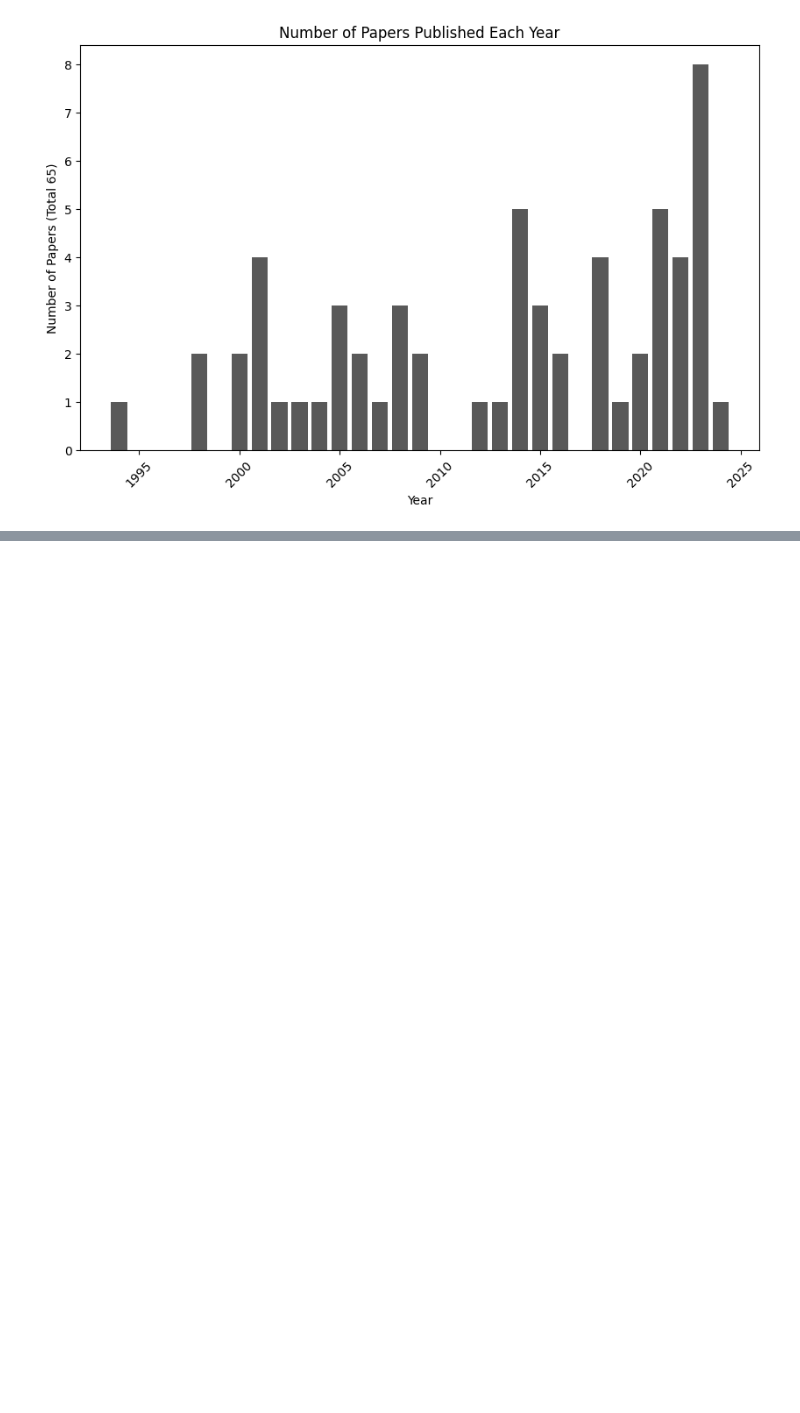
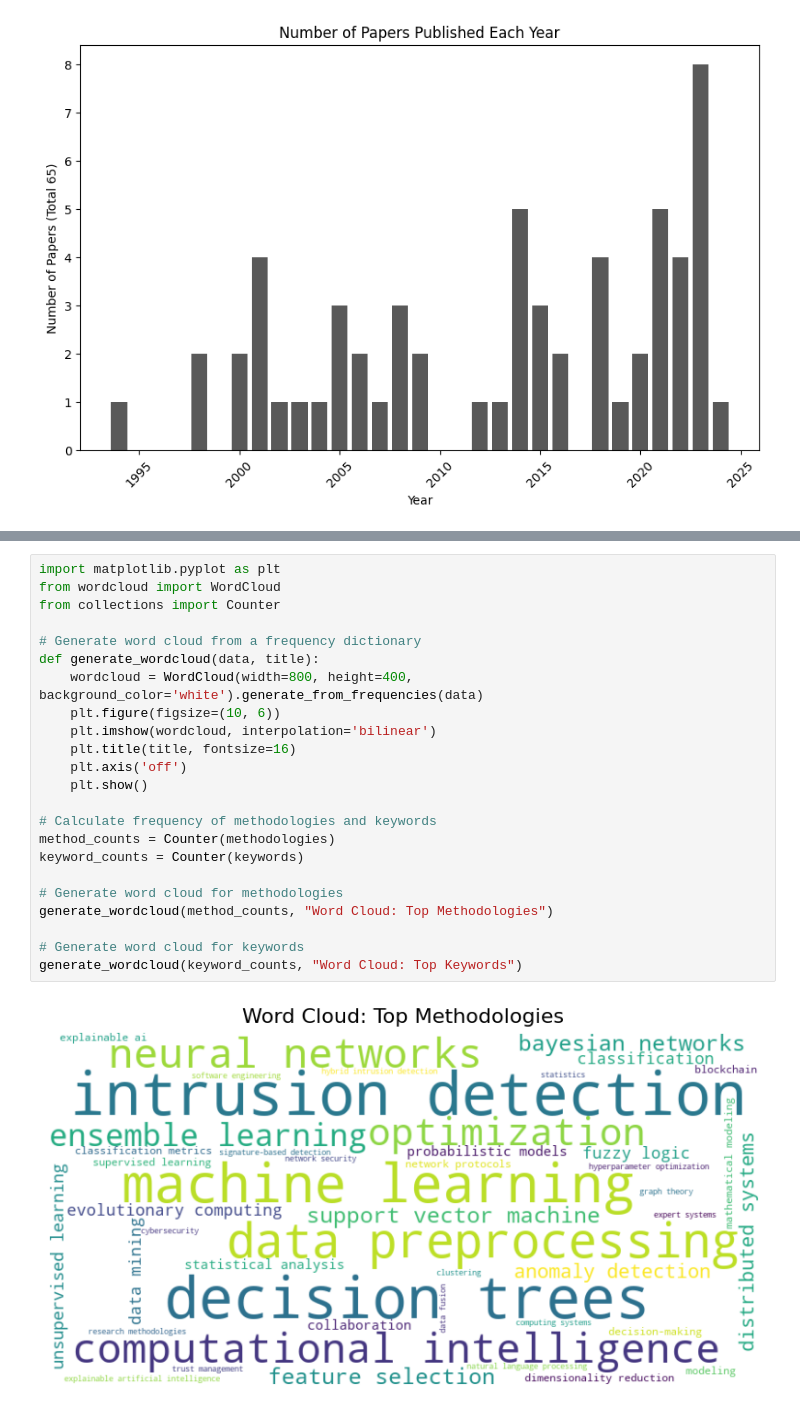
Before and after one commit to satilog/3wd-paper-search-tool, a Jupyter notebook: Analysis.ipynb, the cells around one changed output, grey strips where cells are left out. Drawn from its saved outputs; the diff is of its cells as text; blank space fills up the shorter version.

```diff
--- a/Analysis.ipynb
+++ b/Analysis.ipynb
@@ -275,0 +395,25 @@ plt.show()
+# %%
+import matplotlib.pyplot as plt
+from wordcloud import WordCloud
+from collections import Counter
+
+# Generate word cloud from a frequency dictionary
+def generate_wordcloud(data, title):
+    wordcloud = WordCloud(width=800, height=400, background_color='white').generate_from_frequencies(data)
+    plt.figure(figsize=(10, 6))
+    plt.imshow(wordcloud, interpolation='bilinear')
+    plt.title(title, fontsize=16)
+    plt.axis('off')
+    plt.show()
+
+# Calculate frequency of methodologies and keywords
+method_counts = Counter(methodologies)
+keyword_counts = Counter(keywords)
+
+# Generate word cloud for methodologies
+generate_wordcloud(method_counts, "Word Cloud: Top Methodologies")
+
+# Generate word cloud for keywords
+generate_wordcloud(keyword_counts, "Word Cloud: Top Keywords")
+# %% [output]
+[figure, added]
```
Also changed, not shown: parts of 15 cells of this notebook, 2 other files.
